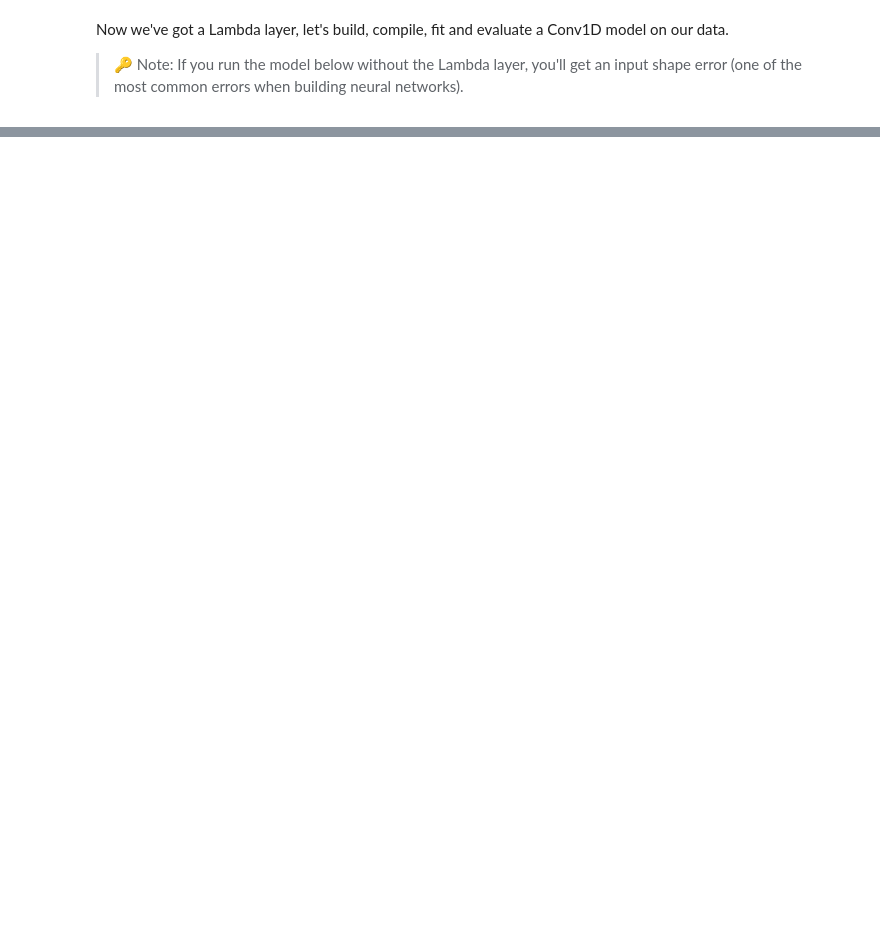
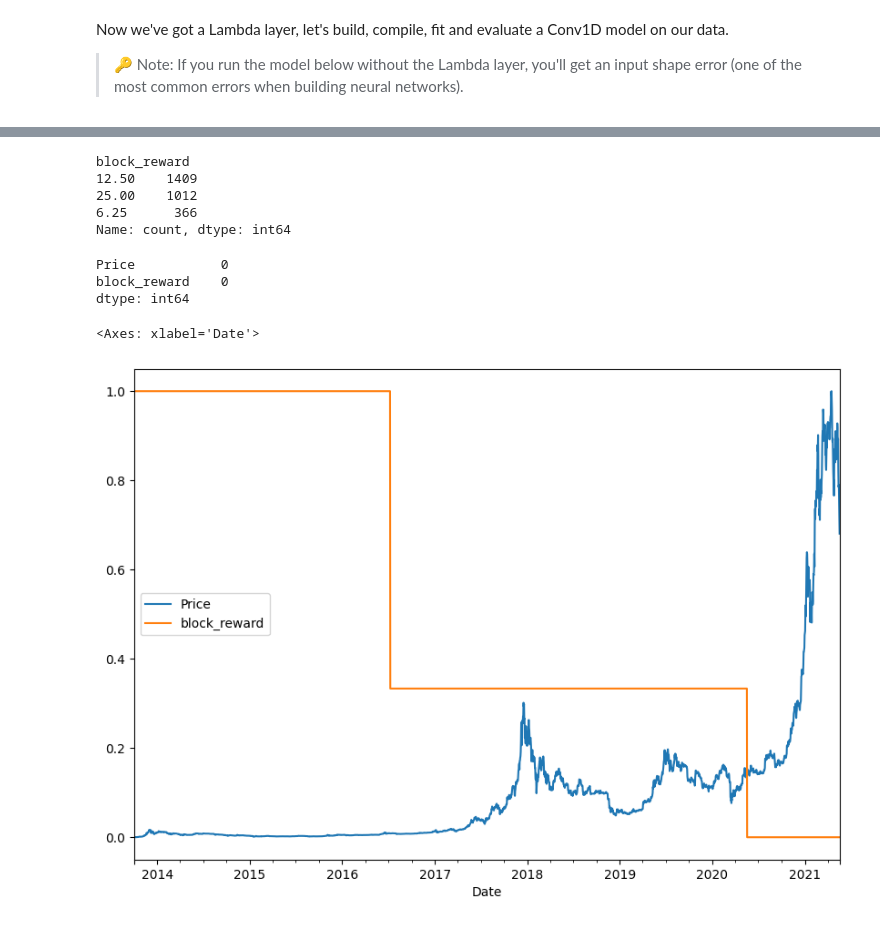
Before and after one commit to Khey17/100-Days-Of-ML-Code, a Jupyter notebook: Learn-TensorFlow/Time_Series_Forecasting_with_TensorFlow.ipynb, the cells around one changed output, grey strips where cells are left out. Drawn from its saved outputs; the diff is of its cells as text; code cells hidden in the pictures; blank space fills up the shorter version.

```diff
--- a/Learn-TensorFlow/Time_Series_Forecasting_with_TensorFlow.ipynb
+++ b/Learn-TensorFlow/Time_Series_Forecasting_with_TensorFlow.ipynb
@@ -1162,0 +1435,11 @@ model_4_results
+# %%
+# Let's add the bitcoin halving events to our dataset
+block_reward_1 = 50  # January 2009 - this block reward isn't in our dataset (it starts from 01 October 2013)
+block_reward_2 = 25  # August 2012 - this block reward isn't in our dataset (it starts from 01 October 2013)
+block_reward_3 = 12.5  # July 9 - 2016
+block_reward_4 = 6.25  # May 18 2020
+
+# Block reward dates
+block_reward_2_datetime = np.datetime64("2012-08-01")
+block_reward_3_datetime = np.datetime64("2016-07-09")
+block_reward_4_datetime = np.datetime64("2020-05-18")
@@ -1162,0 +1457,12 @@ model_4_results
+# %%
+# Create date ranges of where specific block_reward values should be
+for date in list(bitcoin_prices.index):
+
+    if date < block_reward_3_datetime:
+      bitcoin_prices.loc[date, "block_reward"] = block_reward_2
+    elif date >= block_reward_3_datetime and date < block_reward_4_datetime:
+      bitcoin_prices.loc[date, "block_reward"] = block_reward_3
+    else:
+      bitcoin_prices.loc[date, "block_reward"] = block_reward_4
+
+bitcoin_prices.head()
@@ -1162,0 +1487,25 @@ model_4_results
+# %%
+bitcoin_prices["block_reward"].value_counts()
+# %% [output]
+block_reward
+12.50    1409
+25.00    1012
+6.25      366
+Name: count, dtype: int64
+# %%
+bitcoin_prices.isna().sum()
+# %% [output]
+Price           0
+block_reward    0
+dtype: int64
+# %%
+# plot the block reward vs price over time
+from sklearn.preprocessing import MinMaxScaler
+scaler = MinMaxScaler()
+scaled_price_block_df = pd.DataFrame(scaler.fit_transform(bitcoin_prices[["Price", "block_reward"]]),
+                                     columns=bitcoin_prices.columns,
+                                     index=bitcoin_prices.index)
+scaled_price_block_df.plot(figsize=(10, 7))
+# %% [output]
+<Axes: xlabel='Date'>
+[figure, added]
```
Also changed, not shown: parts of 66 cells of this notebook.
